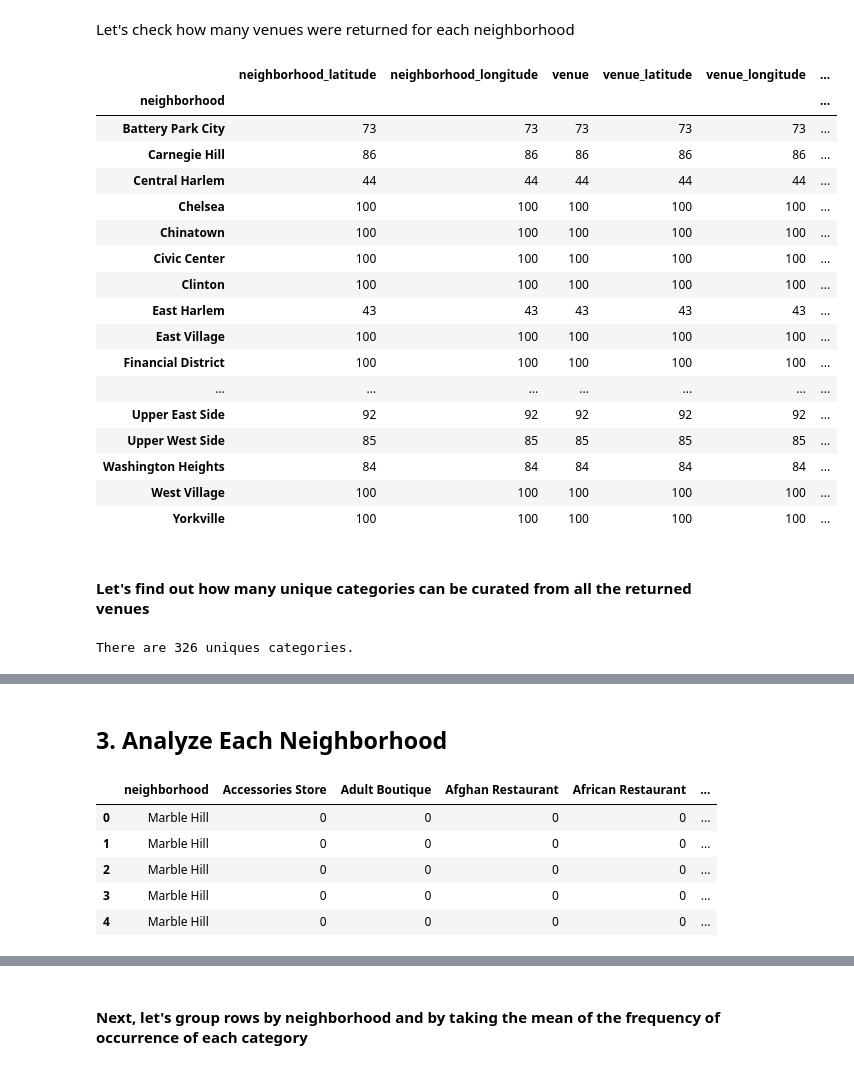
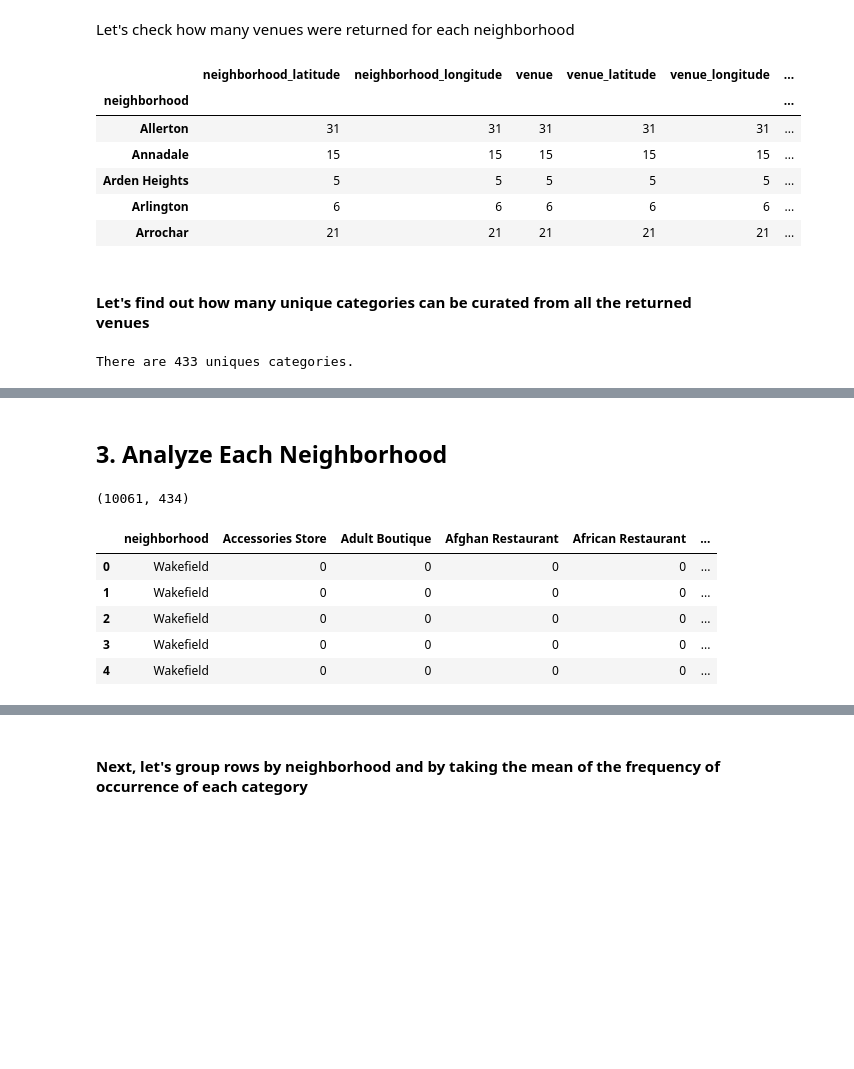
Before and after one commit to rafaelcgama/Capstone, a Jupyter notebook: final.ipynb, the cells around one changed output, grey strips where cells are left out. Cells and saved outputs as stored; diff of their text form; code cells hidden in the pictures; blank space fills up the shorter version.

Commit message:
changed to analyze the whole city

```diff
--- a/final.ipynb
+++ b/final.ipynb
@@ -103,7 +103,7 @@ for data in neighborhoods_data:
     neighborhood_lat = neighborhood_latlon[1]
     neighborhood_lon = neighborhood_latlon[0]
 
-    nyc_data = neighborhoods.append({'borough': borough,
+    nyc_data = nyc_data.append({'borough': borough,
                                      'neighborhood': neighborhood_name,
                                      'latitude': neighborhood_lat,
                                      'longitude': neighborhood_lon}, ignore_index=True)
@@ -128,11 +132,11 @@ The dataframe has 1 boroughs and 1 neighborhoods.
 Let's encode NYC's boroughs
 # %%
 region_encoder = preprocessing.LabelEncoder()
-region_encoder.fit(neighborhoods['borough'])
+region_encoder.fit(nyc_data['borough'])
 region_encoder.classes_
 
-neighborhoods.insert(1, 'borough_encoded', region_encoder.transform(neighborhoods['borough']))
-neighborhoods.head()
+nyc_data.insert(1, 'borough_encoded', region_encoder.transform(nyc_data['borough']))
+nyc_data.head()
 # %% [output]
 |  | borough | borough_encoded | neighborhood | latitude | longitude |
 | 0 | Bronx | 0 | Wakefield | 40.894705 | -73.847201 |
@@ -163,7 +167,7 @@ map_newyork = folium.Map(location=[latitude, longitude], zoom_start=10)
 rainbow = ['orange', 'blue', 'red', 'black', 'green']
 
 # add markers to map
-for lat, lng, borough, neighborhood, borough_encoded in zip(neighborhoods['latitude'], neighborhoods['longitude'], neighborhoods['borough'], neighborhoods['neighborhood'], neighborhoods['borough_encoded']):
+for lat, lng, borough, neighborhood, borough_encoded in zip(nyc_data['latitude'], nyc_data['longitude'], nyc_data['borough'], nyc_data['neighborhood'], nyc_data['borough_encoded']):
     label = '{}, {}'.format(neighborhood, borough)
     label = folium.Popup(label, parse_html=True)
     folium.CircleMarker(
@@ -266,52 +287,43 @@ manhattan_venues.head()
 # %% [markdown]
 Let's check how many venues were returned for each neighborhood
 # %%
-manhattan_venues.groupby('neighborhood').count()
+nyc_venues.groupby('neighborhood').count().head()
 # %% [output]
 |  | neighborhood_latitude | neighborhood_longitude | venue | venue_latitude | venue_longitude | ... |
 | neighborhood |  |  |  |  |  | ... |
-| Battery Park City | 73 | 73 | 73 | 73 | 73 | ... |
-| Carnegie Hill | 86 | 86 | 86 | 86 | 86 | ... |
-| Central Harlem | 44 | 44 | 44 | 44 | 44 | ... |
-| Chelsea | 100 | 100 | 100 | 100 | 100 | ... |
-| Chinatown | 100 | 100 | 100 | 100 | 100 | ... |
-| Civic Center | 100 | 100 | 100 | 100 | 100 | ... |
-| Clinton | 100 | 100 | 100 | 100 | 100 | ... |
-| East Harlem | 43 | 43 | 43 | 43 | 43 | ... |
-| East Village | 100 | 100 | 100 | 100 | 100 | ... |
-| Financial District | 100 | 100 | 100 | 100 | 100 | ... |
-| ... | ... | ... | ... | ... | ... | ... |
-| Upper East Side | 92 | 92 | 92 | 92 | 92 | ... |
-| Upper West Side | 85 | 85 | 85 | 85 | 85 | ... |
-| Washington Heights | 84 | 84 | 84 | 84 | 84 | ... |
-| West Village | 100 | 100 | 100 | 100 | 100 | ... |
-| Yorkville | 100 | 100 | 100 | 100 | 100 | ... |
+| Allerton | 31 | 31 | 31 | 31 | 31 | ... |
+| Annadale | 15 | 15 | 15 | 15 | 15 | ... |
+| Arden Heights | 5 | 5 | 5 | 5 | 5 | ... |
+| Arlington | 6 | 6 | 6 | 6 | 6 | ... |
+| Arrochar | 21 | 21 | 21 | 21 | 21 | ... |
 # %% [markdown]
 #### Let's find out how many unique categories can be curated from all the returned venues
 # %%
-print('There are {} uniques categories.'.format(len(manhattan_venues['venue_category'].unique())))
+print('There are {} uniques categories.'.format(len(nyc_venues['venue_category'].unique())))
 # %% [output]
-There are 326 uniques categories.
+There are 433 uniques categories.
 # %% [markdown]
 <a id='item3'></a>
 # %% [markdown]
 ## 3. Analyze Each Neighborhood
 # %%
 # one hot encoding
-manhattan_onehot = pd.get_dummies(manhattan_venues[['venue_category']], prefix="", prefix_sep="")
+nyc_onehot = pd.get_dummies(nyc_venues[['venue_category']], prefix="", prefix_sep="")
 
 # add neighborhood column back to dataframe
-manhattan_onehot['neighborhood'] = manhattan_venues['neighborhood']
+nyc_onehot['neighborhood'] = nyc_venues['neighborhood']
 
 # move neighborhood column to the first column
-fixed_columns = [manhattan_onehot.columns[-1]] + list(manhattan_onehot.columns[:-1])
-manhattan_onehot = manhattan_onehot[fixed_columns]
+fixed_columns = [nyc_onehot.columns[-1]] + list(nyc_onehot.columns[:-1])
+nyc_onehot = nyc_onehot[fixed_columns]
 
-manhattan_onehot.head()
+print(nyc_onehot.shape)
+nyc_onehot.head()
 # %% [output]
+(10061, 434)
 |  | neighborhood | Accessories Store | Adult Boutique | Afghan Restaurant | African Restaurant | ... |
-| 0 | Marble Hill | 0 | 0 | 0 | 0 | ... |
-| 1 | Marble Hill | 0 | 0 | 0 | 0 | ... |
-| 2 | Marble Hill | 0 | 0 | 0 | 0 | ... |
-| 3 | Marble Hill | 0 | 0 | 0 | 0 | ... |
-| 4 | Marble Hill | 0 | 0 | 0 | 0 | ... |
+| 0 | Wakefield | 0 | 0 | 0 | 0 | ... |
+| 1 | Wakefield | 0 | 0 | 0 | 0 | ... |
+| 2 | Wakefield | 0 | 0 | 0 | 0 | ... |
+| 3 | Wakefield | 0 | 0 | 0 | 0 | ... |
+| 4 | Wakefield | 0 | 0 | 0 | 0 | ... |
```
Also changed, not shown: parts of 35 cells of this notebook, 4 other files.
